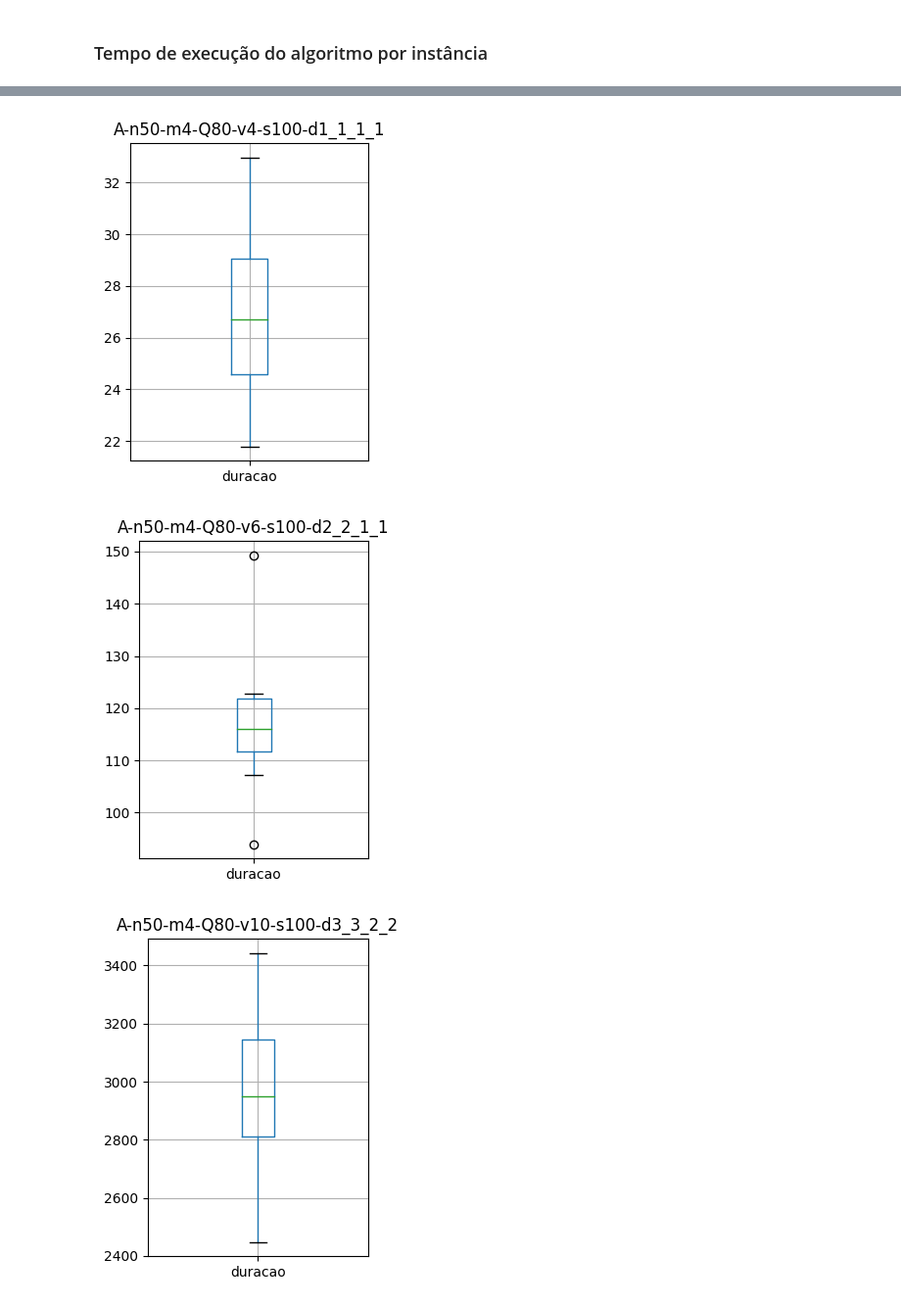
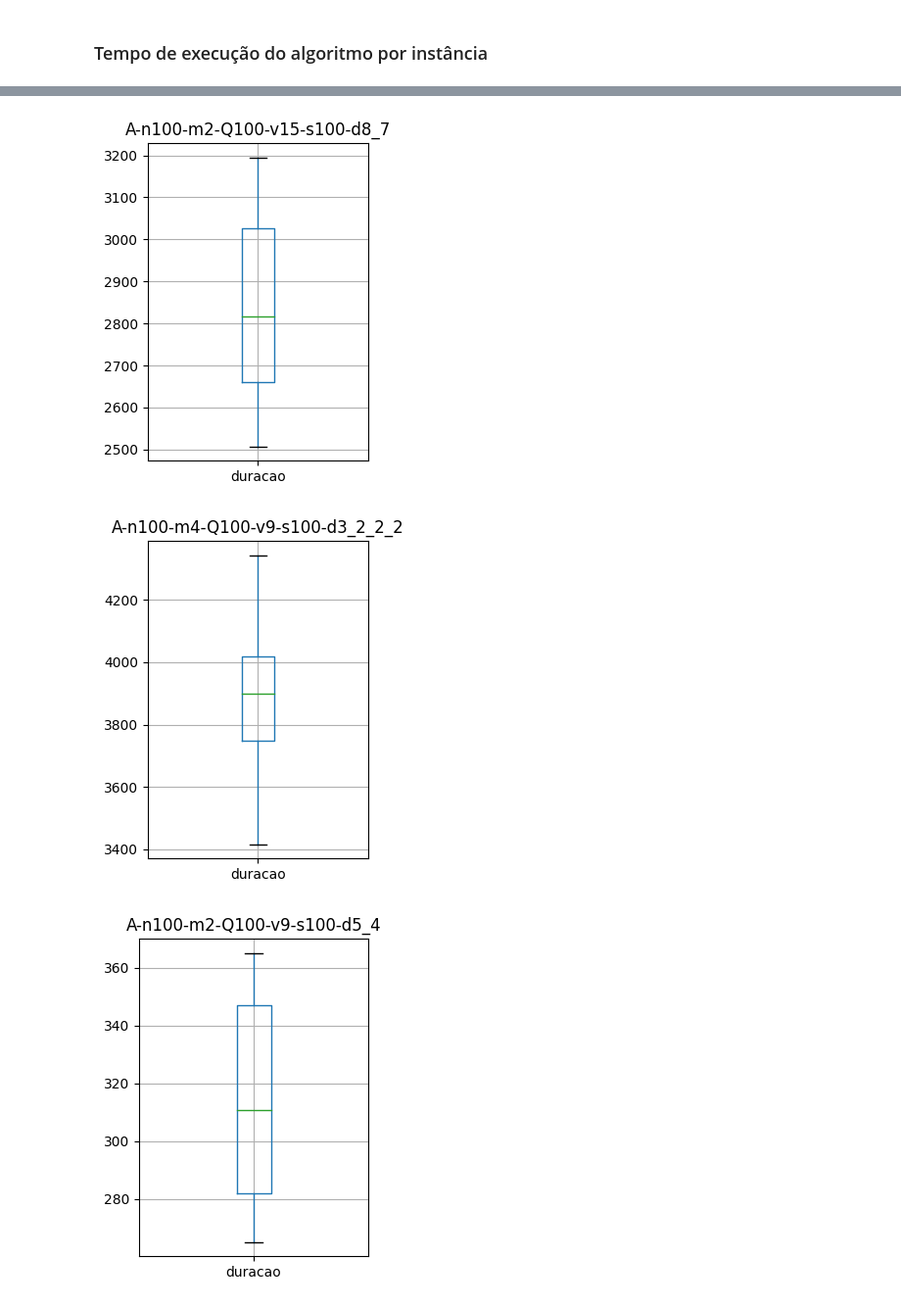
Before and after one commit to seoruosa/mestrado, a Jupyter notebook: roteamento-carretas-da-mamografia/notebooks/gerando-reports.ipynb, the cells around one changed output, grey strips where cells are left out. Shown at 98% size. Drawn from its saved outputs; the diff is of its cells as text; code cells hidden in the pictures.

```diff
--- a/roteamento-carretas-da-mamografia/notebooks/gerando-reports.ipynb
+++ b/roteamento-carretas-da-mamografia/notebooks/gerando-reports.ipynb
@@ -74,15 +112,19 @@ Caso existam arquivos de pós processamento, `.csv` (com todas as possíveis sol
 # %%
-from src.util_experiments import nsga_output_to_df
+from src.util_experiments import nsga_output_to_df, read_out_file
 import os
 import pandas as pd
 
-folderpath = "../project/resultados/exp_20221005/n50/"
-out_path = os.path.join(folderpath, "n50_output_post_proc.csv")
+post_proc_path_list = [
+    "../project/resultados/exp_20221005/n50/n50_output_post_proc.csv",
+    "../project/resultados/exp_20221005/n100/n100_output_post_proc.csv",
+    "../project/resultados/exp_20221005/n249/n249_output_post_proc.csv"
+]
 
-# df_nsga = nsga_output_to_df(folderpath)
-# df_nsga.to_csv(out_path, index=False)
+frames = []
+for filepath in post_proc_path_list:
+    frames.append(pd.read_csv(filepath))
 
-df_nsga = pd.read_csv(out_path)
+df_nsga = pd.concat(frames)
 
 df_nsga.head()
 # %% [output]
@@ -104,7 +146,7 @@ model_folderpath = "../project/resultados/exp_20220927/"
 nsga_folderpath = "../project/resultados/exp_20221005/n50/"
 
 
-df_nsga = nsga_output_to_df(nsga_folderpath)
+# df_nsga = nsga_output_to_df(nsga_folderpath)
 
 instances = list(set(df_nsga.name.values))
 for instance in instances:
@@ -120,12 +162,15 @@ for instance in instances:
     ref_point = [float(v) for v in df_nsga[df_nsga.name == instance].ref_point.values[0].split(',')]
     hv_model = mo.hypervolume(pop, ref_point)
 
-    df_nsga[df_nsga.name == instance].boxplot(column=['hv', 'hv_post_proc'], figsize=(3, 4))
+    df_nsga[df_nsga.name == instance].boxplot(column=['hv', 'hv_post_proc'], figsize=(4, 6))
 
-    plt.axhline(y=hv_model, color='#ff3300', linestyle='--', linewidth=1, label='Model Hypervolume')
+    plt.axhline(y=hv_model, color='#ff3300', linestyle='--', linewidth=1, label='Método Exato')
     plt.title(instance)
 
     plt.tight_layout()
+    plt.legend(loc='lower right')
 
+    plt.savefig(f"{instance}.pdf")
     plt.show()
+#     break
 # %% [output]
@@ -356,8 +498,8 @@ import glob
 from src.util_experiments import clean_sol_csv_file
 import matplotlib.pyplot as plt
 
-model_folderpath = "../project/resultados/exp_20220927/"
-nsga_folderpath = "../project/resultados/exp_20221005/n50/"
+# model_folderpath = "../project/resultados/exp_20220927/"
+# nsga_folderpath = "../project/resultados/exp_20221005/n50/"
 
 
 # df_nsga = nsga_output_to_df(nsga_folderpath)
@@ -381,6 +523,6 @@ for instance in instances:
     plt.tight_layout()
 
     plt.show()
-    break
+#     break
 # %% [output]
 [figure]
@@ -387,10 +533,3 @@ for instance in instances:
-# %%
-model_folderpath = "../project/resultados/exp_20220927/"
-nsga_folderpath = "../project/resultados/exp_20221005/n50/"
-
-
-df_nsga = nsga_output_to_df(nsga_folderpath)
-df_nsga.head()
 # %% [markdown]
 ### Tempo de execução do algoritmo por instância
 # %%
@@ -402,7 +541,7 @@ model_folderpath = "../project/resultados/exp_20220927/"
 nsga_folderpath = "../project/resultados/exp_20221005/n50/"
 
 
-df_nsga = nsga_output_to_df(nsga_folderpath)
+# df_nsga = nsga_output_to_df(nsga_folderpath)
 df_nsga['duracao'] = df_nsga.duracao / 1000.0
 
 instances = list(set(df_nsga.name.values))
@@ -430,3 +569,3 @@ for instance in instances:
-[figure, old version]
+[figure, new version]
-[figure, old version]
+[figure, new version]
-[figure, old version]
+[figure, new version]
```
Also changed, not shown: parts of 14 cells of this notebook, 7 other files.
